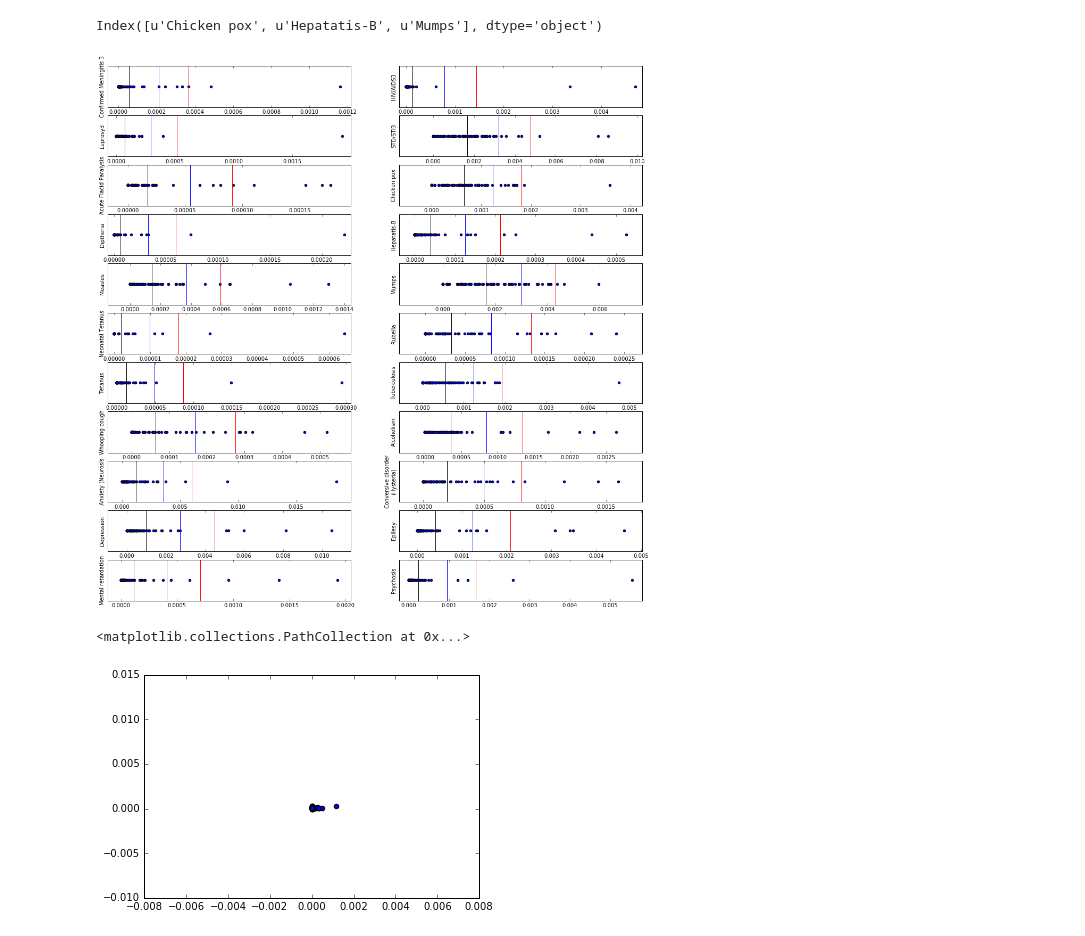
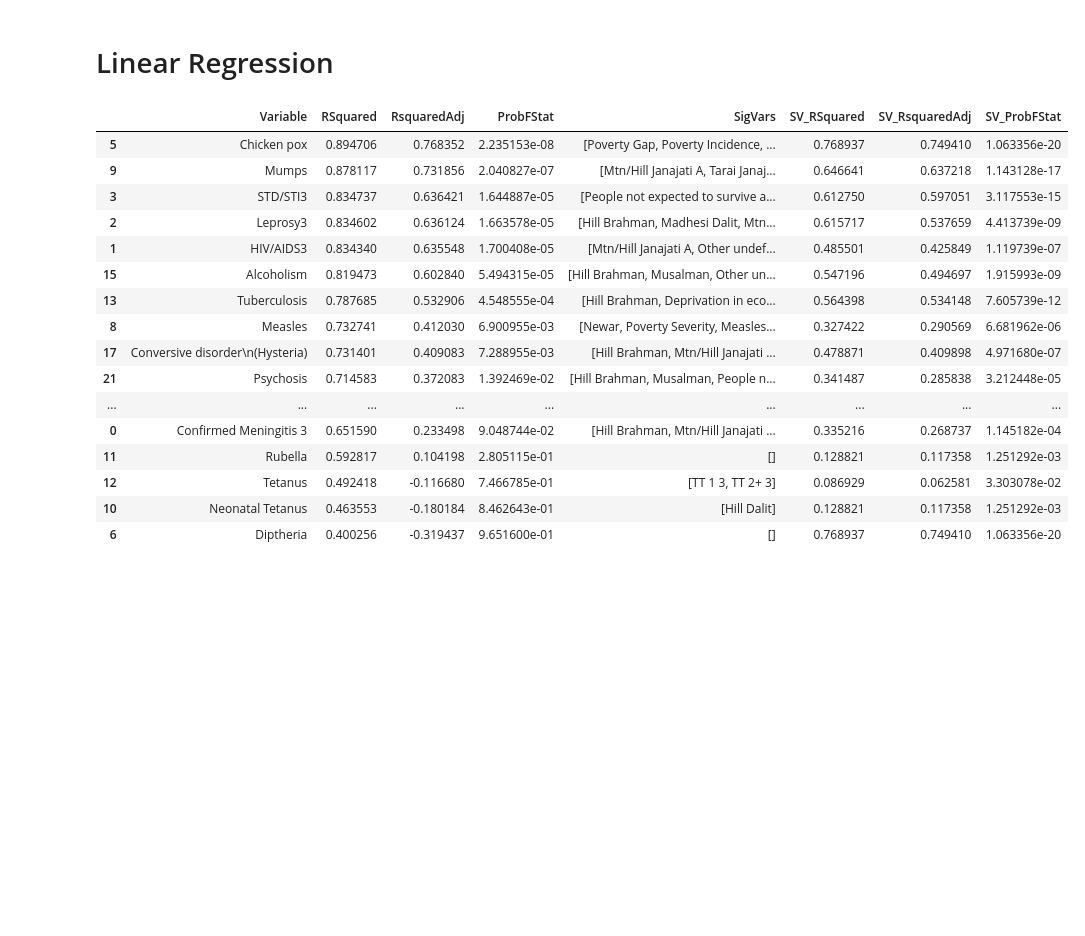
Before and after one commit to jvani/ML_Nepal, a Jupyter notebook: 03Model.ipynb, the cells around one changed output. Saved outputs shown, nothing was run; the diff lists cells and outputs as text; code cells hidden in the pictures; blank space fills up the shorter version.

Commit message:
Linear Regression

```diff
--- a/03Model.ipynb
+++ b/03Model.ipynb
@@ -22,24 +73,0 @@ for i in range(22):
-# %%
-Y[[5, 7, 9]].columns
-# %% [output]
-Index([u'Chicken pox', u'Hepatatis-B', u'Mumps'], dtype='object')
-# %%
-# Plot by groups
-fig, ([ax1, ax2], [ax3, ax4],
-      [ax5, ax6], [ax7, ax8],
-      [ax9, ax10], [ax11, ax12],
-      [ax13, ax14], [ax15, ax16],
-      [ax17, ax18], [ax19, ax20],
-      [ax21, ax22],) = pl.subplots(nrows = 11, ncols = 2, figsize = (18, 18))
-
-for i in enumerate(fig.axes):
-    i[1].axes.get_yaxis().set_ticks([])
-    i[1].axvline(x=np.array(Y[[i[0]]]).mean(), ymin=-1, ymax=1, c='k')
-    i[1].axvline(x=np.array(Y[[i[0]]]).mean()+np.array(Y[[i[0]]]).std(), ymin=-1, ymax=1, c='b')
-    i[1].axvline(x=np.array(Y[[i[0]]]).mean()+np.array(Y[[i[0]]]).std()*2, ymin=-1, ymax=1, c='r')
-    i[1].scatter(Y[[i[0]]], np.zeros(Y[[i[0]]].shape))
-    i[1].set_xlim(np.array(Y[[i[0]]]).min() - np.array(Y[[i[0]]]).mean(),
-                 np.array(Y[[i[0]]]).max() + np.array(Y[[i[0]]]).mean())
-    i[1].set_ylabel(Y[[i[0]]].columns[0], fontsize = 10)
-# %% [output]
-[figure, removed]
@@ -50,5 +74,37 @@ df_nn = Y.reset_index().join(y).set_index('District')
-# %%
-pl.scatter(df_nn['Confirmed Meningitis 3'], df_nn['Confirmed Meningitis 3 Pred'])
-# %% [output]
-<matplotlib.collections.PathCollection at 0x...>
-[figure, removed]
+# %% [markdown]
+# Linear Regression
+# %%
+# Including vaccines in data X.
+reg_summary = []
+for i in range(Y.shape[1]):
+    reg = smf.OLS(Y.iloc[:, i], X).fit()
+    try:
+        reg1 = smf.OLS(Y.iloc[:, i], X[reg.pvalues[reg.pvalues < 0.05].index]).fit()
+    except:
+        pass
+    d = [Y.iloc[:, i].name, reg.rsquared, reg.rsquared_adj, reg.f_pvalue,
+         list(reg.pvalues[reg.pvalues < 0.05].index), reg1.rsquared, reg1.rsquared_adj, reg1.f_pvalue,]
+    reg_summary.append(d)
+
+pd.DataFrame(reg_summary,
+             columns=['Variable', 'RSquared', 'RsquaredAdj', 'ProbFStat', 'SigVars',
+                      'SV_RSquared', 'SV_RsquaredAdj', 'SV_ProbFStat']
+            ).sort_values('ProbFStat', ascending=True)
+# %% [output]
+|  | Variable | RSquared | RsquaredAdj | ProbFStat | SigVars | SV_RSquared | SV_RsquaredAdj | SV_ProbFStat |
+| 5 | Chicken pox | 0.894706 | 0.768352 | 2.235153e-08 | [Poverty Gap, Poverty Incidence, ... | 0.768937 | 0.749410 | 1.063356e-20 |
+| 9 | Mumps | 0.878117 | 0.731856 | 2.040827e-07 | [Mtn/Hill Janajati A, Tarai Janaj... | 0.646641 | 0.637218 | 1.143128e-17 |
+| 3 | STD/STI3 | 0.834737 | 0.636421 | 1.644887e-05 | [People not expected to survive a... | 0.612750 | 0.597051 | 3.117553e-15 |
+| 2 | Leprosy3 | 0.834602 | 0.636124 | 1.663578e-05 | [Hill Brahman, Madhesi Dalit, Mtn... | 0.615717 | 0.537659 | 4.413739e-09 |
+| 1 | HIV/AIDS3 | 0.834340 | 0.635548 | 1.700408e-05 | [Mtn/Hill Janajati A, Other undef... | 0.485501 | 0.425849 | 1.119739e-07 |
+| 15 | Alcoholism | 0.819473 | 0.602840 | 5.494315e-05 | [Hill Brahman, Musalman, Other un... | 0.547196 | 0.494697 | 1.915993e-09 |
+| 13 | Tuberculosis | 0.787685 | 0.532906 | 4.548555e-04 | [Hill Brahman, Deprivation in eco... | 0.564398 | 0.534148 | 7.605739e-12 |
+| 8 | Measles | 0.732741 | 0.412030 | 6.900955e-03 | [Newar, Poverty Severity, Measles... | 0.327422 | 0.290569 | 6.681962e-06 |
+| 17 | Conversive disorder\n(Hysteria) | 0.731401 | 0.409083 | 7.288955e-03 | [Hill Brahman, Mtn/Hill Janajati ... | 0.478871 | 0.409898 | 4.971680e-07 |
+| 21 | Psychosis | 0.714583 | 0.372083 | 1.392469e-02 | [Hill Brahman, Musalman, People n... | 0.341487 | 0.285838 | 3.212448e-05 |
+| ... | ... | ... | ... | ... | ... | ... | ... | ... |
+| 0 | Confirmed Meningitis 3 | 0.651590 | 0.233498 | 9.048744e-02 | [Hill Brahman, Mtn/Hill Janajati ... | 0.335216 | 0.268737 | 1.145182e-04 |
+| 11 | Rubella | 0.592817 | 0.104198 | 2.805115e-01 | [] | 0.128821 | 0.117358 | 1.251292e-03 |
+| 12 | Tetanus | 0.492418 | -0.116680 | 7.466785e-01 | [TT 1 3, TT 2+ 3] | 0.086929 | 0.062581 | 3.303078e-02 |
+| 10 | Neonatal Tetanus | 0.463553 | -0.180184 | 8.462643e-01 | [Hill Dalit] | 0.128821 | 0.117358 | 1.251292e-03 |
+| 6 | Diptheria | 0.400256 | -0.319437 | 9.651600e-01 | [] | 0.768937 | 0.749410 | 1.063356e-20 |
```
Also changed, not shown: parts of 10 cells of this notebook.
